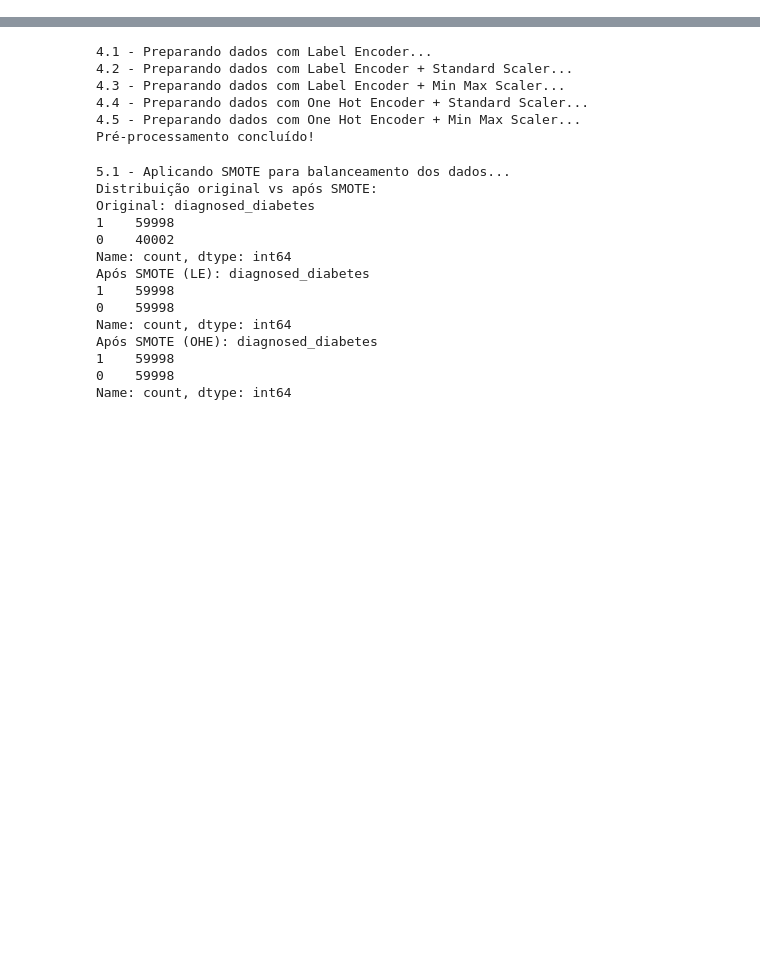
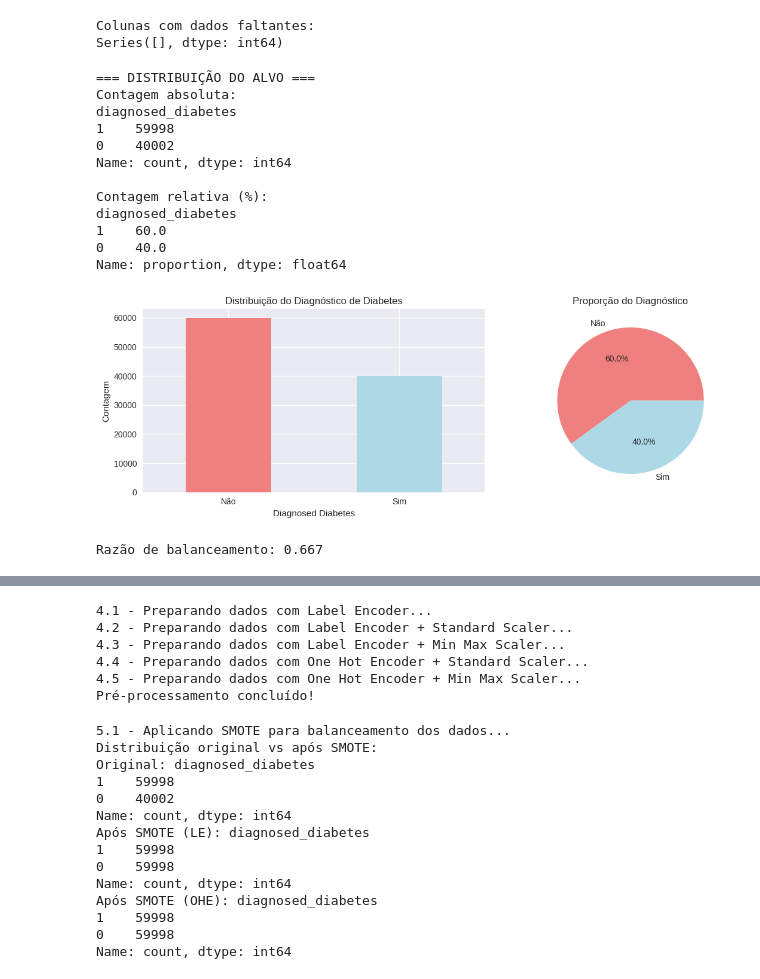
Before and after one commit to Pedro-Marquardt/ml-diabetes-detection, a Jupyter notebook: Diabetes.ipynb, the cells around one changed output, grey strips where cells are left out. Saved outputs shown, nothing was run; the diff lists cells and outputs as text; code cells hidden in the pictures; blank space fills up the shorter version.

```diff
--- a/Diabetes.ipynb
+++ b/Diabetes.ipynb
@@ -27,6 +37,7 @@ from sklearn.svm import LinearSVC
 from sklearn.tree import DecisionTreeClassifier
 from imblearn.over_sampling import SMOTE
 import warnings
+from pathlib import Path
 
 warnings.filterwarnings("ignore")
 
@@ -39,20 +50,17 @@ print("ANÁLISE DE DADOS - CLASSIFICAÇÃO DE DIABETES")
 print("="*60)
 
 # Carregando os dados
-dados_originais = pd.read_csv("diabetes_dataset.csv", sep=",")
+dataset_path = Path(path)
+csv_files = list(dataset_path.glob("*.csv"))
 
-print("\n1.1 - Primeiros 5 resultados:")
-print(dados_originais.head())
+print("Arquivos CSV encontrados:")
+for file in csv_files:
+    print(f"- {file.name}")
 
-print("\n1.2 - Informações do dataset:")
-print(f"Shape: {dados_originais.shape}")
-print(f"Colunas: {list(dados_originais.columns)}")
+dados_originais = pd.read_csv(csv_files[0])
+print(f"\nDataset carregado: {csv_files[0].name}")
 
-print("\n1.3 - Informações sobre as variáveis target:")
-print("diagnosed_diabetes:")
-print(dados_originais['diagnosed_diabetes'].value_counts())
-print("\ndiabetes_stage:")
-print(dados_originais['diabetes_stage'].value_counts())
+print(f"Dimensões: {dados_originais.shape}")
 # %% [output]
 ============================================================
 ANÁLISE DE DADOS - CLASSIFICAÇÃO DE DIABETES
@@ -123,0 +109,50 @@ max              67.200000            1.000000
+# %%
+print("\nColunas com dados faltantes:")
+missing = dados_originais.isnull().sum()
+print(missing[missing > 0])
+# %% [output]
+Colunas com dados faltantes:
+Series([], dtype: int64)
+# %%
+target = 'diagnosed_diabetes'
+y = dados_originais[target]
+
+print("=== DISTRIBUIÇÃO DO ALVO ===")
+print("Contagem absoluta:")
+print(y.value_counts())
+print("\nContagem relativa (%):")
+print((y.value_counts(normalize=True) * 100).round(2))
+
+fig, (ax1, ax2) = plt.subplots(1, 2, figsize=(12, 4))
+
+y.value_counts().plot(kind='bar', ax=ax1, color=['lightcoral', 'lightblue'])
+ax1.set_title('Distribuição do Diagnóstico de Diabetes')
+ax1.set_xlabel('Diagnosed Diabetes')
+ax1.set_ylabel('Contagem')
+ax1.set_xticklabels(['Não', 'Sim'], rotation=0)
+
+y.value_counts().plot(kind='pie', ax=ax2, autopct='%1.1f%%',
+                      labels=['Não', 'Sim'], colors=['lightcoral', 'lightblue'])
+ax2.set_title('Proporção do Diagnóstico')
+ax2.set_ylabel('')
+
+plt.tight_layout()
+plt.show()
+
+balance_ratio = y.value_counts().min() / y.value_counts().max()
+print(f"\nRazão de balanceamento: {balance_ratio:.3f}")
+# %% [output]
+=== DISTRIBUIÇÃO DO ALVO ===
+Contagem absoluta:
+diagnosed_diabetes
+1    59998
+0    40002
+Name: count, dtype: int64
+
+Contagem relativa (%):
+diagnosed_diabetes
+1    60.0
+0    40.0
+Name: proportion, dtype: float64
+[figure, added]
+Razão de balanceamento: 0.667
```
Also changed, not shown: parts of 24 cells of this notebook.
